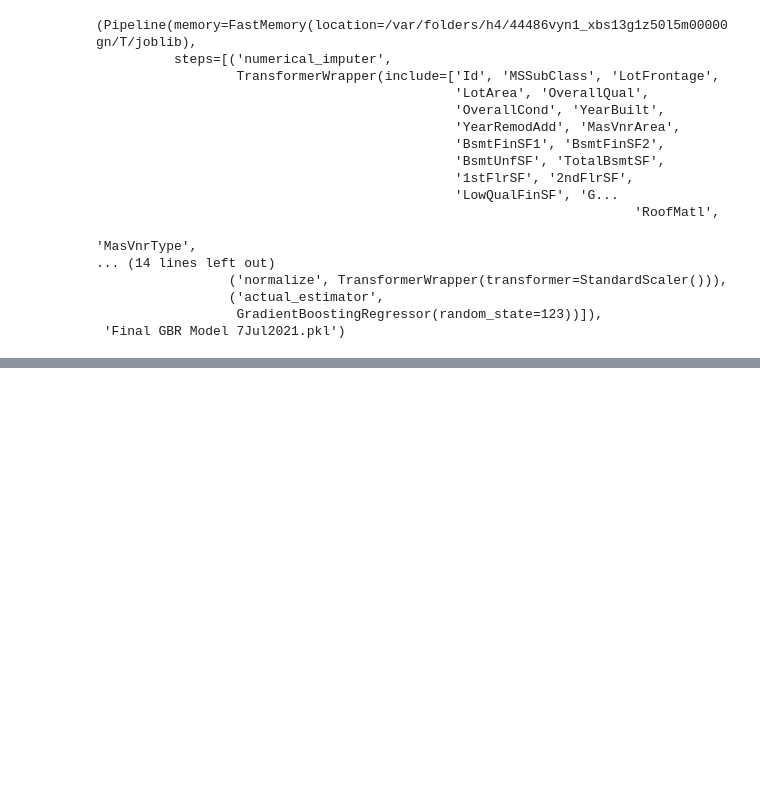
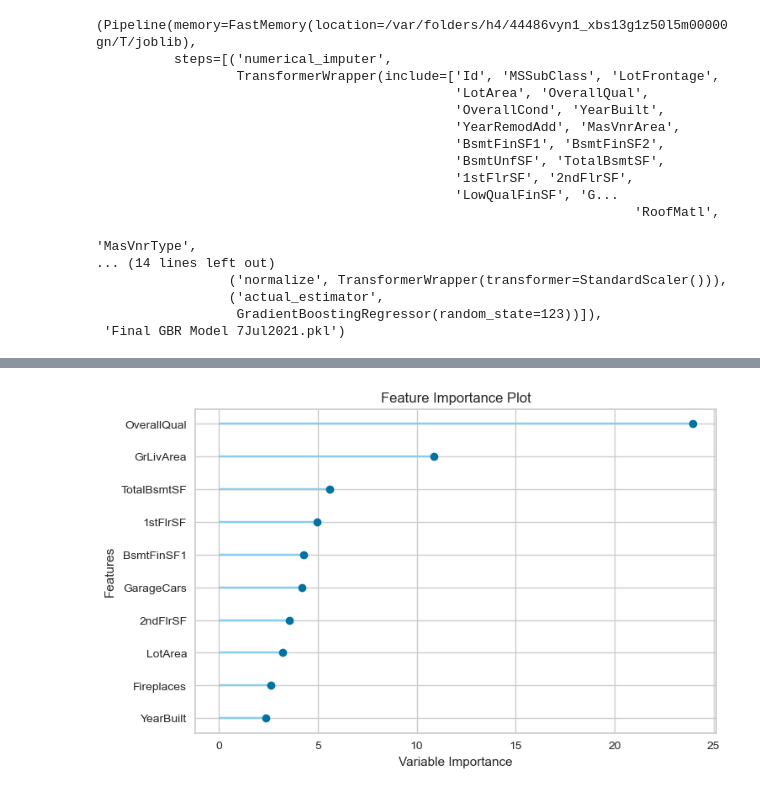
Before and after one commit to zerosum99/nh_lecture, a Jupyter notebook: nhfire-main_final/pycaret_회귀분석_주택가격_모델선정_예측까지.ipynb, the cells around one changed output, grey strips where cells are left out. Saved outputs shown, nothing was run; the diff lists cells and outputs as text; code cells hidden in the pictures; blank space fills up the shorter version.

```diff
--- a/nhfire-main_final/pycaret_회귀분석_주택가격_모델선정_예측까지.ipynb
+++ b/nhfire-main_final/pycaret_회귀분석_주택가격_모델선정_예측까지.ipynb
@@ -356,0 +493,3 @@ Transformation Pipeline and Model Successfully Saved
+# %%
+plot_model(cat, plot = 'feature')
+# %% [output]
@@ -356,0 +497 @@ Transformation Pipeline and Model Successfully Saved
+[figure, added]
```
Also changed, not shown: parts of 32 cells of this notebook, 4 other files.
